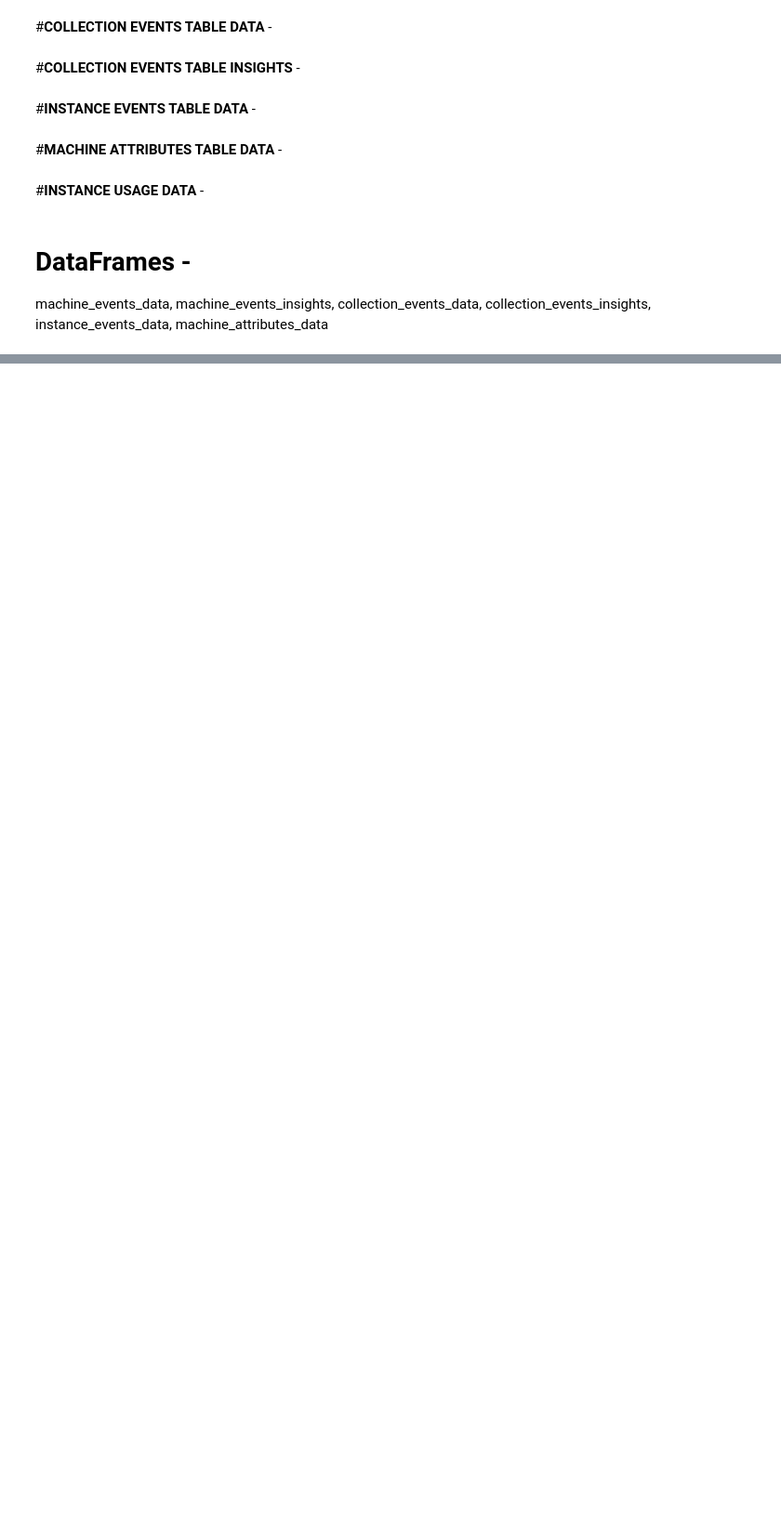
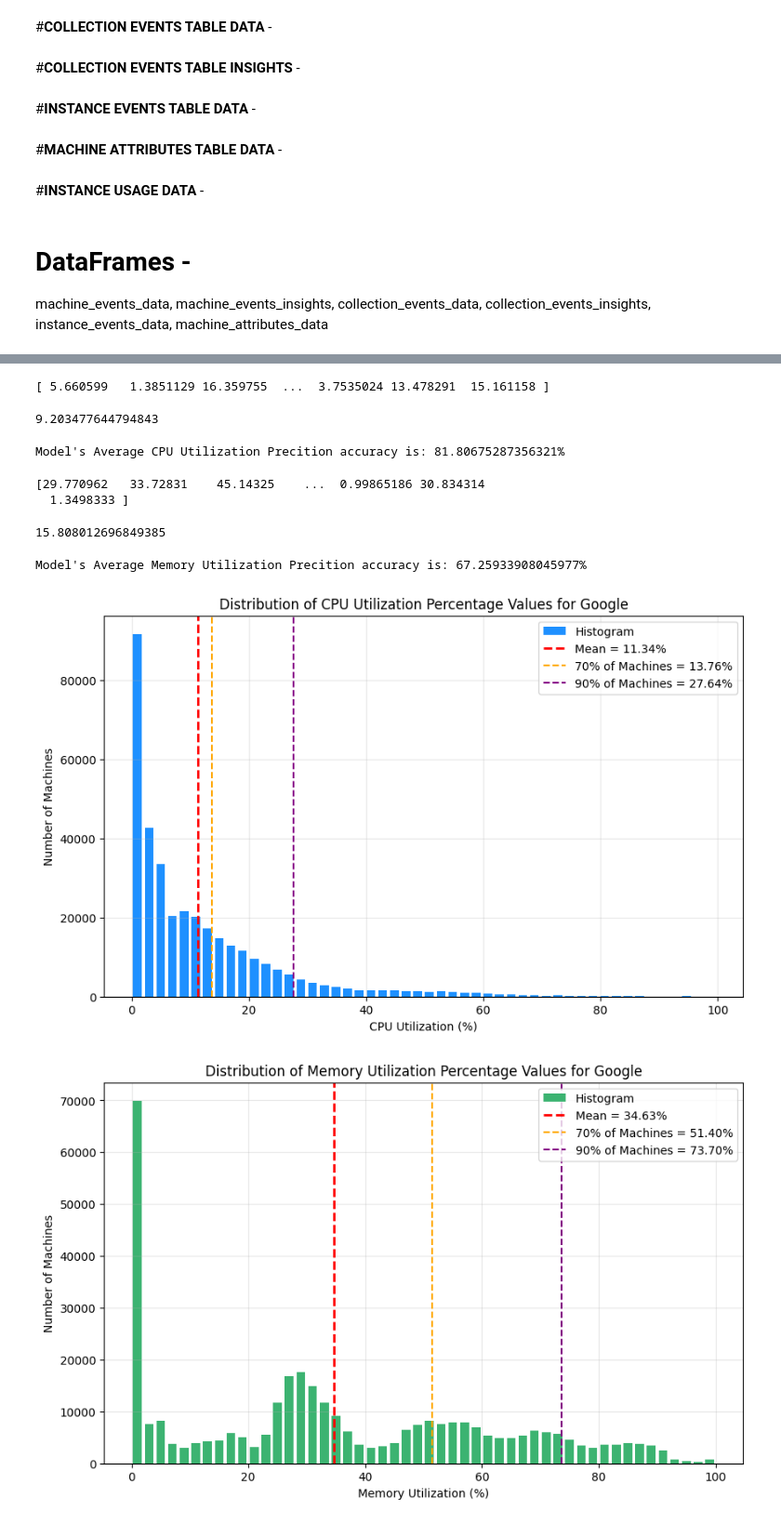
Before and after one commit to akshat-karwa/Cloud-Trace-Analysis, a Jupyter notebook: google_analysis.ipynb, the cells around one changed output, grey strips where cells are left out. Shown at 93% size. Cells and saved outputs as stored; diff of their text form; code cells hidden in the pictures; blank space fills up the shorter version.

```diff
--- a/google_analysis.ipynb
+++ b/google_analysis.ipynb
@@ -709,0 +327,19 @@ plot_cdfs(pick_quantiles_from_wide_dataframe(machine_util_dist, ['cpu_util_dist'
+# %%
+xgboost_regressor_model = XGBRegressor(n_estimators = 1500)
+xgboost_regressor_model.fit(training_data_X, training_data_Y)
+avg_cpu_prediction_values = xgboost_regressor_model.predict(testing_data_X)
+print(avg_cpu_prediction_values)
+root_mean_squared_error(testing_data_Y, avg_cpu_prediction_values)
+# %% [output]
+[ 5.660599   1.3851129 16.359755  ...  3.7535024 13.478291  15.161158 ]
+9.203477644794843
+# %%
+diff_in_prediction_vals_from_truth = (abs(avg_cpu_prediction_values - testing_data_Y)).to_list()
+prediction_in_range_counter = 0
+for curr_diff in diff_in_prediction_vals_from_truth:
+    if curr_diff <= 10:
+        prediction_in_range_counter = prediction_in_range_counter + 1
+model_avg_cpu_pred_accuracy = prediction_in_range_counter * 100 / len(diff_in_prediction_vals_from_truth)
+print("Model's Average CPU Utilization Precition accuracy is:", str(model_avg_cpu_pred_accuracy) + "%")
+# %% [output]
+Model's Average CPU Utilization Precition accuracy is: 81.80675287356321%
@@ -709,0 +352,47 @@ plot_cdfs(pick_quantiles_from_wide_dataframe(machine_util_dist, ['cpu_util_dist'
+# %%
+xgboost_regressor_model = XGBRegressor(n_estimators = 1500)
+xgboost_regressor_model.fit(training_data_X, training_data_Y)
+avg_mem_prediction_values = xgboost_regressor_model.predict(testing_data_X)
+print(avg_mem_prediction_values)
+root_mean_squared_error(testing_data_Y, avg_mem_prediction_values)
+# %% [output]
+[29.770962   33.72831    45.14325    ...  0.99865186 30.834314
+  1.3498333 ]
+15.808012696849385
+# %%
+diff_in_prediction_vals_from_truth = (abs(avg_mem_prediction_values - testing_data_Y)).to_list()
+prediction_in_range_counter = 0
+for curr_diff in diff_in_prediction_vals_from_truth:
+    if curr_diff <= 10:
+        prediction_in_range_counter = prediction_in_range_counter + 1
+model_avg_mem_pred_accuracy = prediction_in_range_counter * 100 / len(diff_in_prediction_vals_from_truth)
+print("Model's Average Memory Utilization Precition accuracy is:", str(model_avg_mem_pred_accuracy) + "%")
+# %% [output]
+Model's Average Memory Utilization Precition accuracy is: 67.25933908045977%
+# %%
+def plot_resource_analysis(dataframe, col_name):
+    plt.figure(figsize=(10, 6))
+    data = dataframe[col_name].dropna()
+    mean_val = data.mean()
+    p70 = np.percentile(data, 70)
+    p90 = np.percentile(data, 90)
+
+    color = "dodgerblue" if col_name.startswith('cpu') else "mediumseagreen"
+    plt.hist(data, bins=50, rwidth=0.75, color=color, label='Histogram')
+    title_prefix = "CPU" if col_name.startswith('cpu') else "Memory"
+    plt.title(f"Distribution of {title_prefix} Utilization Percentage Values for Google")
+    plt.xlabel(f"{title_prefix} Utilization (%)")
+    plt.ylabel("Number of Machines")
+    plt.axvline(mean_val, color='red', linestyle='--', linewidth=2, label=f'Mean = {mean_val:.2f}%')
+    plt.axvline(p70, color='orange', linestyle='--', linewidth=1.5, label=f'70% of Machines = {p70:.2f}%')
+    plt.axvline(p90, color='purple', linestyle='--', linewidth=1.5, label=f'90% of Machines = {p90:.2f}%')
+    plt.grid(True, alpha=0.3)
+    plt.legend()
+    plt.savefig(f'google_{col_name}_distribution.png', dpi=300, bbox_inches='tight')
+    plt.show()
+
+plot_resource_analysis(data_timeseries_util_plot, 'cpus_util_perc')
+plot_resource_analysis(data_timeseries_util_plot, 'mem_util_perc')
+# %% [output]
+[figure, added]
+[figure, added]
```
Also changed, not shown: parts of 44 cells of this notebook, 21 other files.
